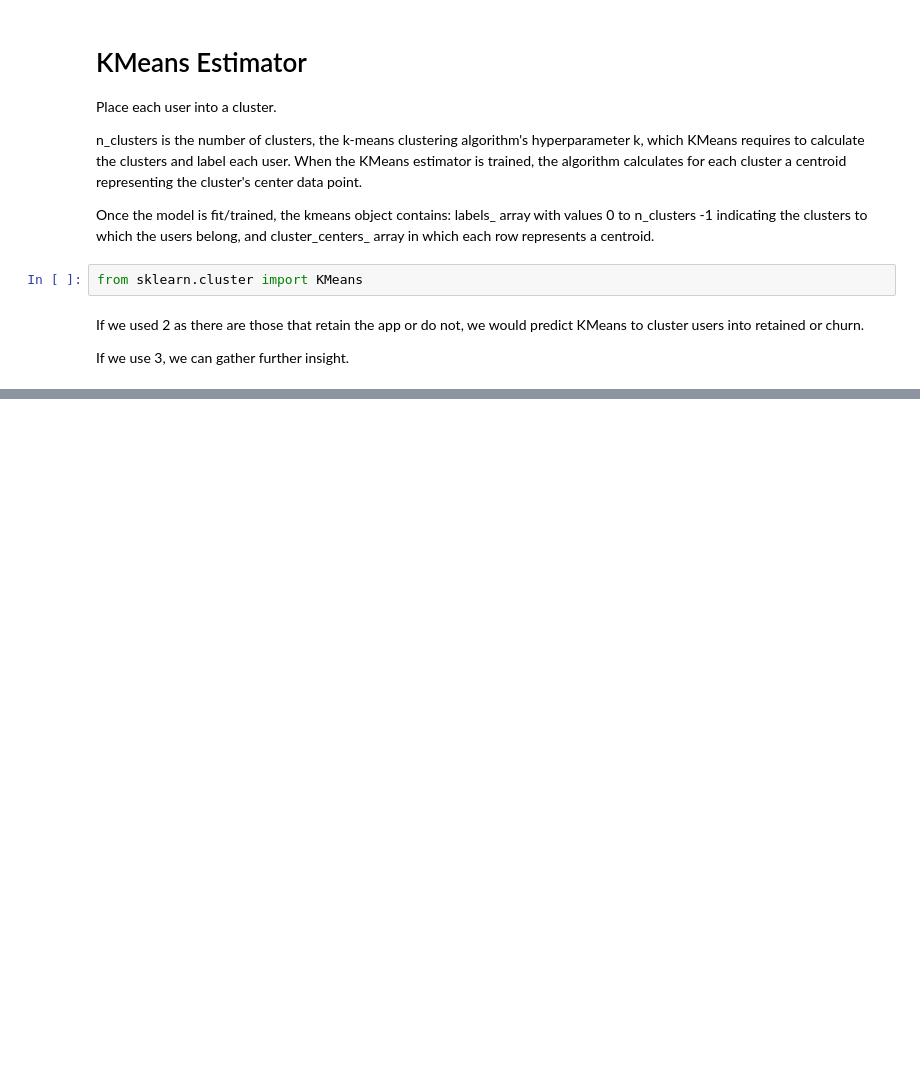
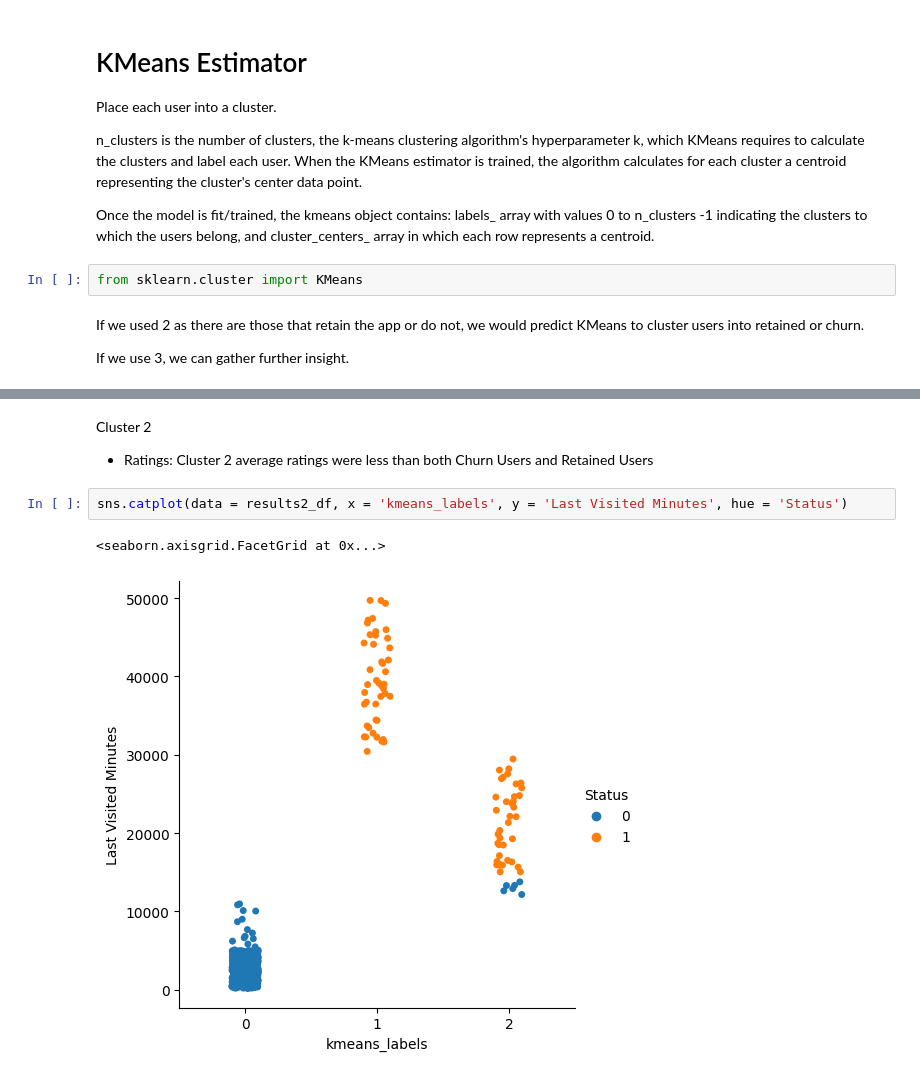
Before and after one commit to brittabeta/Data-Engineering-Duke, a Jupyter notebook: AppUserSegmentation.ipynb, the cells around one changed output, grey strips where cells are left out. Drawn from its saved outputs; the diff is of its cells as text; blank space fills up the shorter version.

```diff
--- a/AppUserSegmentation.ipynb
+++ b/AppUserSegmentation.ipynb
@@ -184,0 +271,8 @@ If we use 3, we can gather further insight.
+# %% [markdown]
+Cluster 2
+* Ratings: Cluster 2 average ratings were less than both Churn Users and Retained Users
+# %%
+sns.catplot(data = results2_df, x = 'kmeans_labels', y = 'Last Visited Minutes', hue = 'Status')
+# %% [output]
+<seaborn.axisgrid.FacetGrid at 0x...>
+[figure, added]
```
Also changed, not shown: parts of 21 cells of this notebook.
